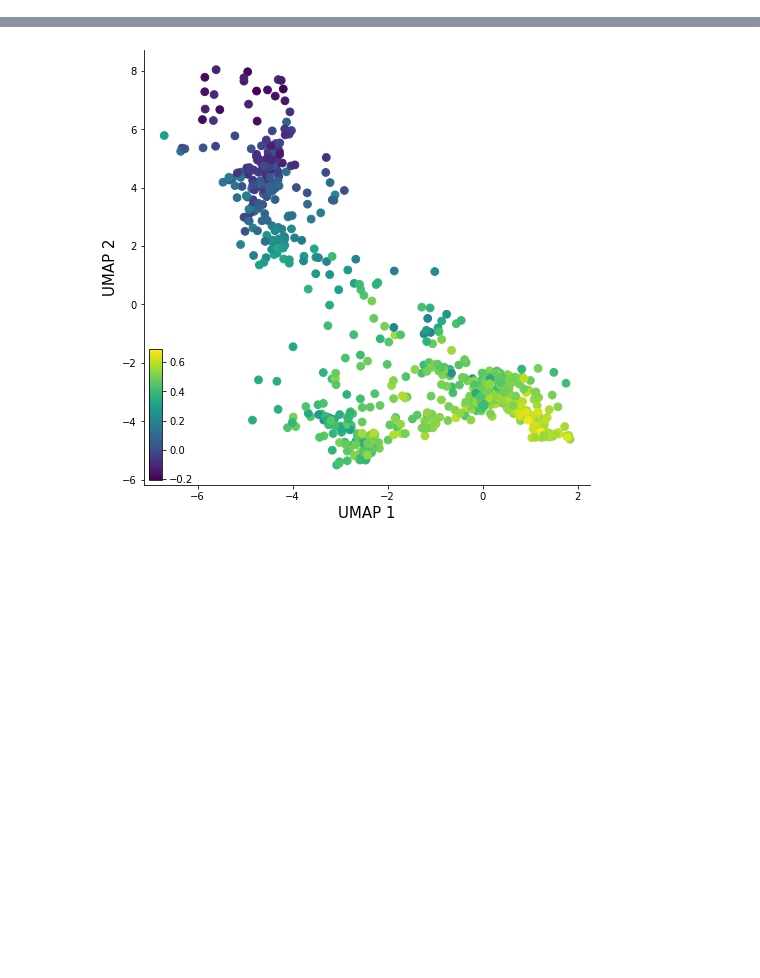
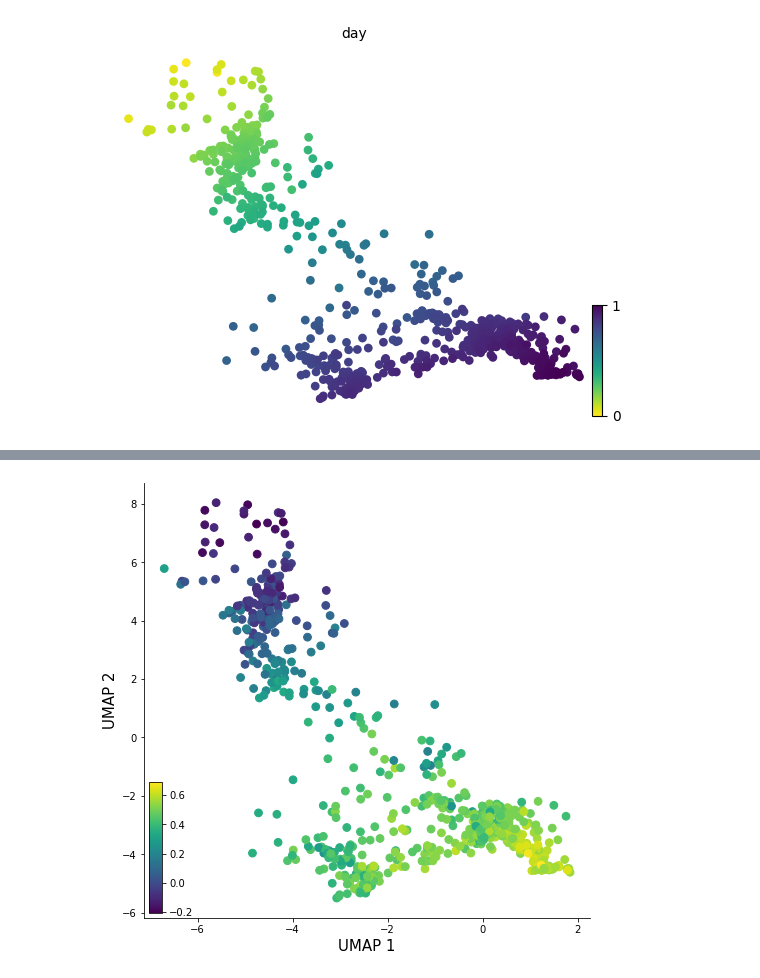
Before and after one commit to kunwang34/PhyloVelo, a Jupyter notebook: notebooks/KPTracer-3726-t1.ipynb, the cells around one changed output, grey strips where cells are left out. Drawn from its saved outputs; the diff is of its cells as text; code cells hidden in the pictures; blank space fills up the shorter version.

```diff
--- a/notebooks/KPTracer-3726-t1.ipynb
+++ b/notebooks/KPTracer-3726-t1.ipynb
@@ -101,0 +104,20 @@ Text(-6, 6, 'AT2-like')
+# %%
+import matplotlib.pyplot as plt
+import scvelo as scv
+import scanpy as sc
+import cellrank as cr
+import anndata
+# import CellRank kernels and estimators
+from cellrank.external.kernels import WOTKernel
+from cellrank.tl.kernels import ConnectivityKernel
+from cellrank.tl.estimators import GPCCA
+
+# set verbosity levels
+cr.settings.verbosity = 2
+scv.settings.verbosity = 3
+# %%
+sel_data.obs['day'] = sd.phylo_pseudotime
+# %%
+scv.pl.scatter(sel_data, basis="X_umap", c="day", legend_loc="none")
+# %% [output]
+[figure, added]
```
Also changed, not shown: parts of 24 cells of this notebook, 21 other files.
